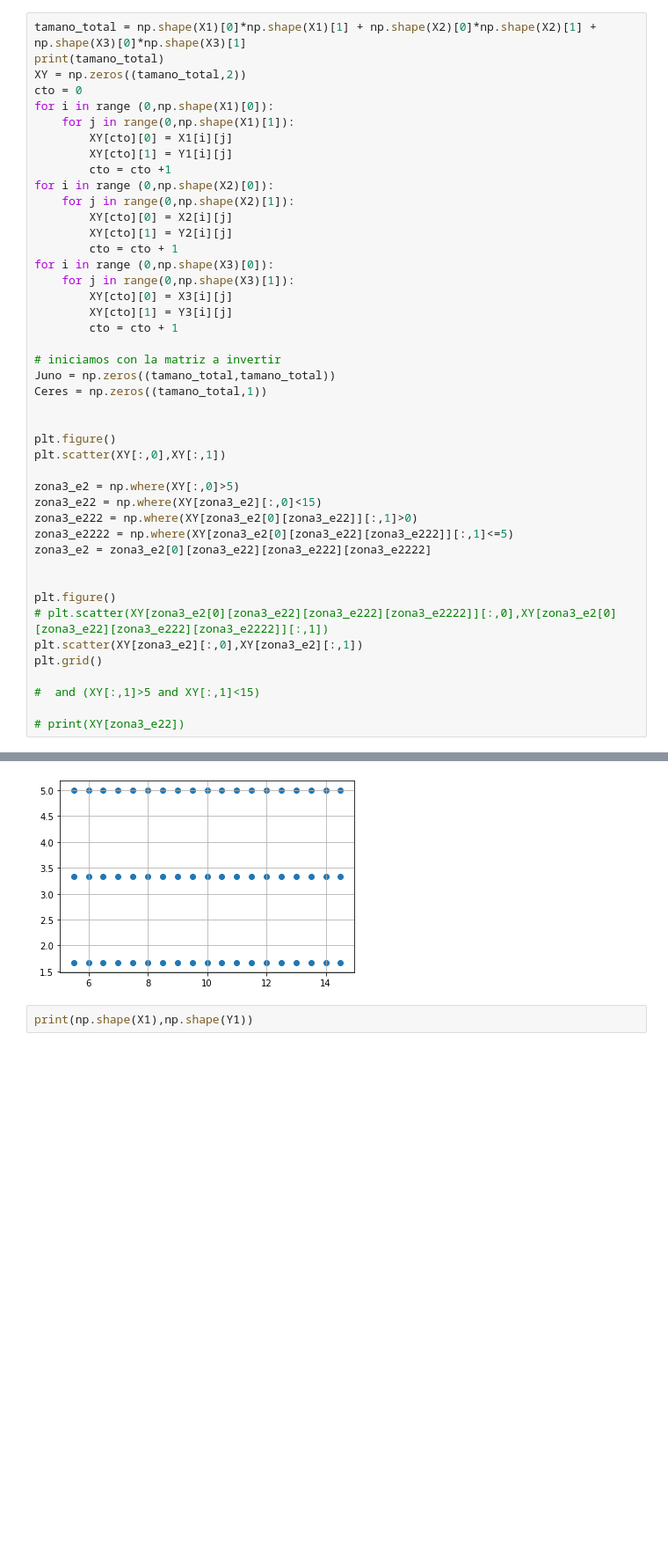
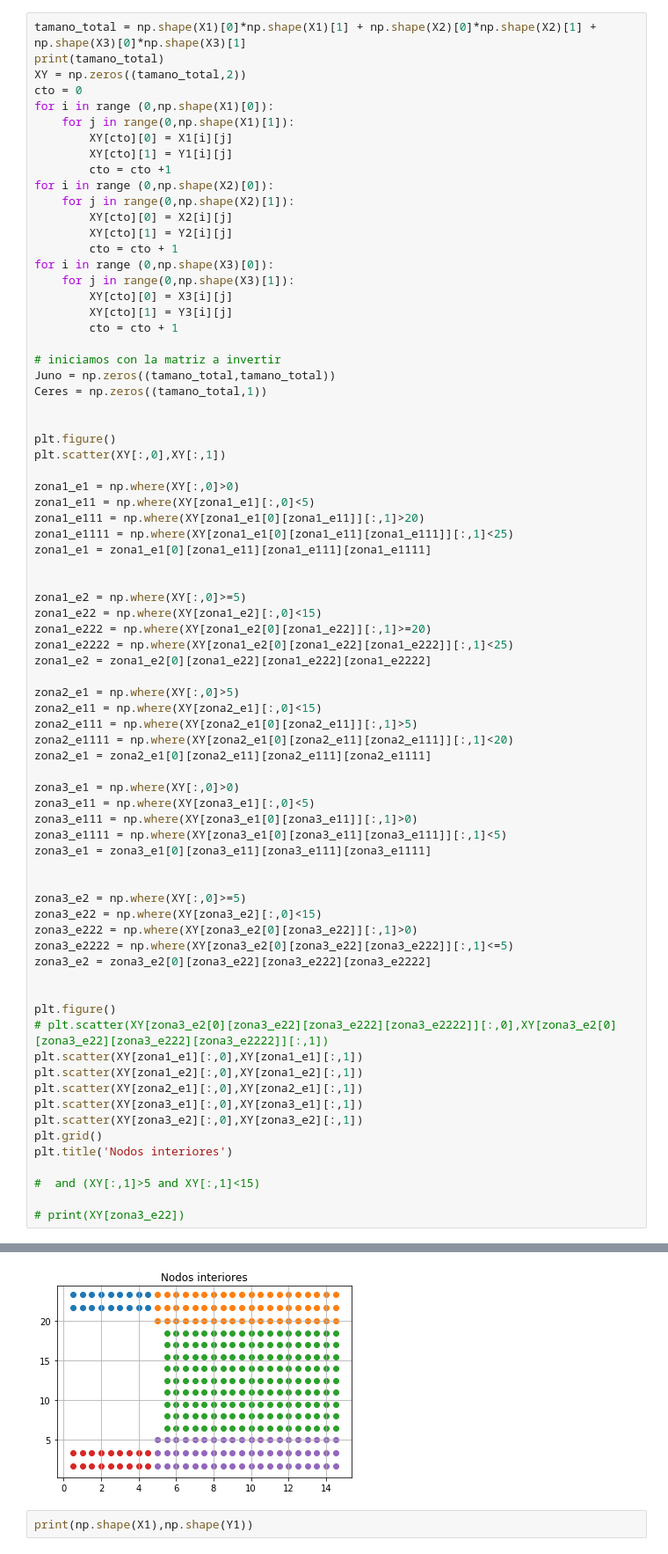
Before and after one commit to AndresFlorez-Git/Proyectos_Transferencia_de_Calor, a Jupyter notebook: Proyecto_2.ipynb, the cells around one changed output, grey strips where cells are left out. Shown: that part at 88% size. Drawn from its saved outputs; the diff is of its cells as text; blank space fills up the shorter version.

Commit message:
Nodos interiores

```diff
--- a/Proyecto_2.ipynb
+++ b/Proyecto_2.ipynb
@@ -71,7 +71,33 @@ Ceres = np.zeros((tamano_total,1))
 plt.figure()
 plt.scatter(XY[:,0],XY[:,1])
 
-zona3_e2 = np.where(XY[:,0]>5)
+zona1_e1 = np.where(XY[:,0]>0)
+zona1_e11 = np.where(XY[zona1_e1][:,0]<5)
+zona1_e111 = np.where(XY[zona1_e1[0][zona1_e11]][:,1]>20)
+zona1_e1111 = np.where(XY[zona1_e1[0][zona1_e11][zona1_e111]][:,1]<25)
+zona1_e1 = zona1_e1[0][zona1_e11][zona1_e111][zona1_e1111]
+
+
+zona1_e2 = np.where(XY[:,0]>=5)
+zona1_e22 = np.where(XY[zona1_e2][:,0]<15)
+zona1_e222 = np.where(XY[zona1_e2[0][zona1_e22]][:,1]>=20)
+zona1_e2222 = np.where(XY[zona1_e2[0][zona1_e22][zona1_e222]][:,1]<25)
+zona1_e2 = zona1_e2[0][zona1_e22][zona1_e222][zona1_e2222]
+
+zona2_e1 = np.where(XY[:,0]>5)
+zona2_e11 = np.where(XY[zona2_e1][:,0]<15)
+zona2_e111 = np.where(XY[zona2_e1[0][zona2_e11]][:,1]>5)
+zona2_e1111 = np.where(XY[zona2_e1[0][zona2_e11][zona2_e111]][:,1]<20)
+zona2_e1 = zona2_e1[0][zona2_e11][zona2_e111][zona2_e1111]
+
+zona3_e1 = np.where(XY[:,0]>0)
+zona3_e11 = np.where(XY[zona3_e1][:,0]<5)
+zona3_e111 = np.where(XY[zona3_e1[0][zona3_e11]][:,1]>0)
+zona3_e1111 = np.where(XY[zona3_e1[0][zona3_e11][zona3_e111]][:,1]<5)
+zona3_e1 = zona3_e1[0][zona3_e11][zona3_e111][zona3_e1111]
+
+
+zona3_e2 = np.where(XY[:,0]>=5)
 zona3_e22 = np.where(XY[zona3_e2][:,0]<15)
 zona3_e222 = np.where(XY[zona3_e2[0][zona3_e22]][:,1]>0)
 zona3_e2222 = np.where(XY[zona3_e2[0][zona3_e22][zona3_e222]][:,1]<=5)
@@ -80,8 +106,13 @@ zona3_e2 = zona3_e2[0][zona3_e22][zona3_e222][zona3_e2222]
 
 plt.figure()
 # plt.scatter(XY[zona3_e2[0][zona3_e22][zona3_e222][zona3_e2222]][:,0],XY[zona3_e2[0][zona3_e22][zona3_e222][zona3_e2222]][:,1])
+plt.scatter(XY[zona1_e1][:,0],XY[zona1_e1][:,1])
+plt.scatter(XY[zona1_e2][:,0],XY[zona1_e2][:,1])
+plt.scatter(XY[zona2_e1][:,0],XY[zona2_e1][:,1])
+plt.scatter(XY[zona3_e1][:,0],XY[zona3_e1][:,1])
 plt.scatter(XY[zona3_e2][:,0],XY[zona3_e2][:,1])
 plt.grid()
+plt.title('Nodos interiores')
 
 #  and (XY[:,1]>5 and XY[:,1]<15)
 
@@ -91,5 +123,5 @@ plt.grid()
 [figure]
-[figure, old version]
+[figure, new version]
 # %%
 print(np.shape(X1),np.shape(Y1))
 # %% [output]
```
Also changed, not shown: parts of 1 cell of this notebook.
